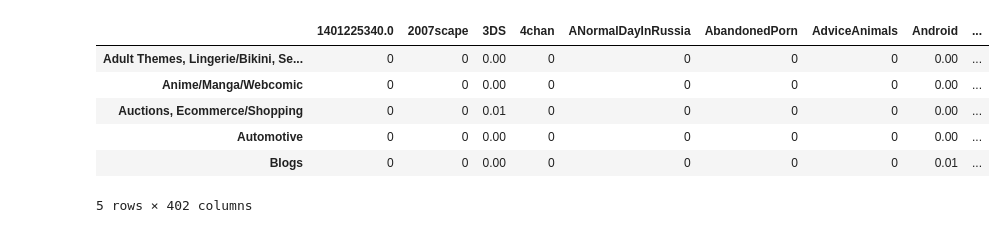
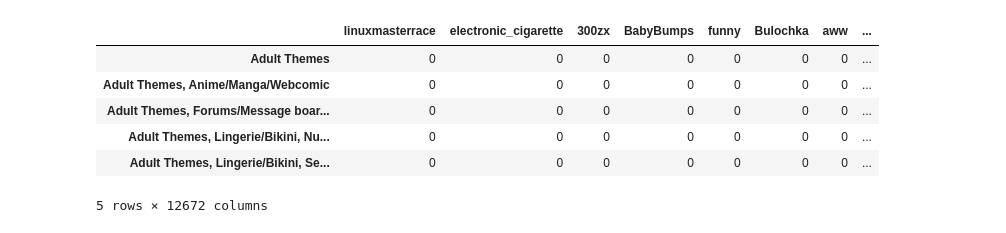
Before and after one commit to BDKNS/CS109Project2014, a Jupyter notebook: DataModel.ipynb, the cells around one changed output. Saved outputs shown, nothing was run; the diff lists cells and outputs as text; code cells hidden in the pictures.

```diff
--- a/DataModel.ipynb
+++ b/DataModel.ipynb
@@ -186,21 +249,26 @@ cat_domain.head()
 # %%
 #Calculate the proportion of each category posts to the given subreddit has
 subreddit_categories = pd.concat(get_proportion(postdf,'category'),axis=1)
 #Proportion of posts where mature == true and mature ==false
 subreddit_mature = pd.concat(get_proportion(postdf,'mature'),axis=1)
 
+
 #add mature to categories
 subreddit_categories = subreddit_categories.append(subreddit_mature)
 subreddit_categories.fillna(0.00,inplace=True)
+
+categories = subreddit_categories.index.values
+subreddit_list = subreddit_categories.columns
+
 subreddit_categories.head()
 # %% [output]
-|  | 1401225340.0 | 2007scape | 3DS | 4chan | ANormalDayInRussia | AbandonedPorn | AdviceAnimals | Android | ... |
-| Adult Themes, Lingerie/Bikini, Se... | 0 | 0 | 0.00 | 0 | 0 | 0 | 0 | 0.00 | ... |
-| Anime/Manga/Webcomic | 0 | 0 | 0.00 | 0 | 0 | 0 | 0 | 0.00 | ... |
-| Auctions, Ecommerce/Shopping | 0 | 0 | 0.01 | 0 | 0 | 0 | 0 | 0.00 | ... |
-| Automotive | 0 | 0 | 0.00 | 0 | 0 | 0 | 0 | 0.00 | ... |
-| Blogs | 0 | 0 | 0.00 | 0 | 0 | 0 | 0 | 0.01 | ... |
+|  | linuxmasterrace | electronic_cigarette | 300zx | BabyBumps | funny | Bulochka | aww | ... |
+| Adult Themes | 0 | 0 | 0 | 0 | 0 | 0 | 0 | ... |
+| Adult Themes, Anime/Manga/Webcomic | 0 | 0 | 0 | 0 | 0 | 0 | 0 | ... |
+| Adult Themes, Forums/Message boar... | 0 | 0 | 0 | 0 | 0 | 0 | 0 | ... |
+| Adult Themes, Lingerie/Bikini, Nu... | 0 | 0 | 0 | 0 | 0 | 0 | 0 | ... |
+| Adult Themes, Lingerie/Bikini, Se... | 0 | 0 | 0 | 0 | 0 | 0 | 0 | ... |
-5 rows × 402 columns
+5 rows × 12672 columns
 # %%
 #Save our progress
 subreddit_categories.to_csv(subreddit_categories_csv, sep=',', encoding='utf-8',index=False)
```
Also changed, not shown: parts of 23 cells of this notebook.
